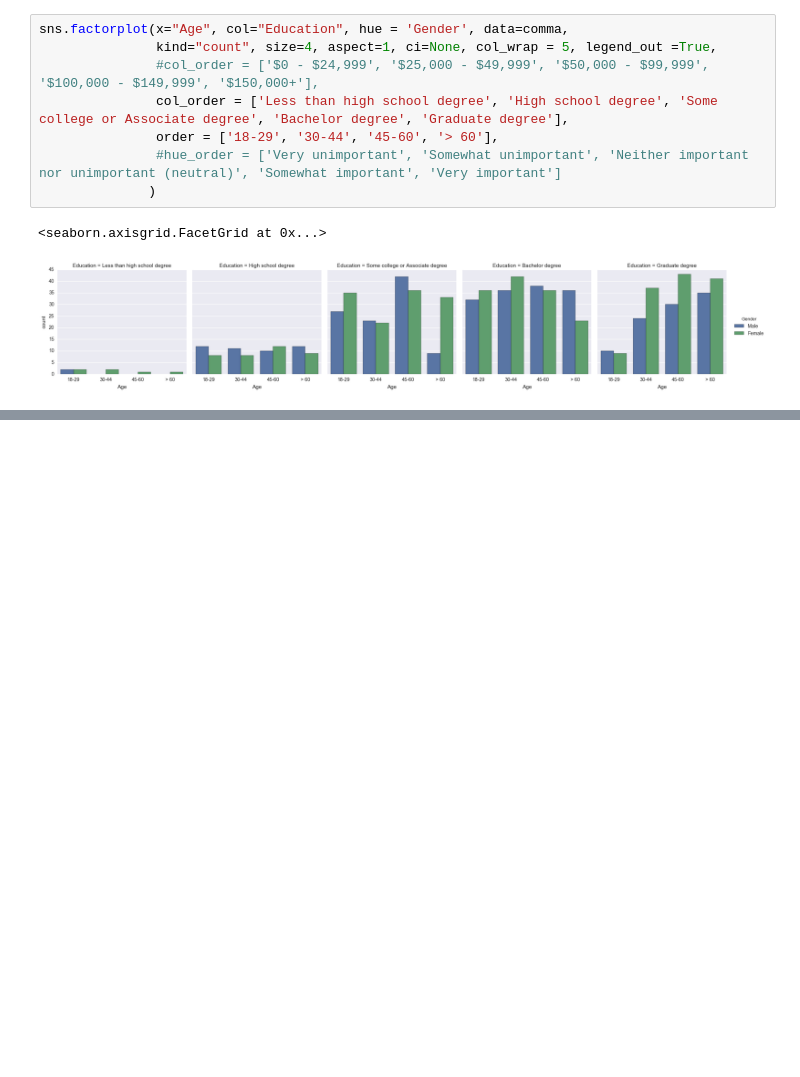
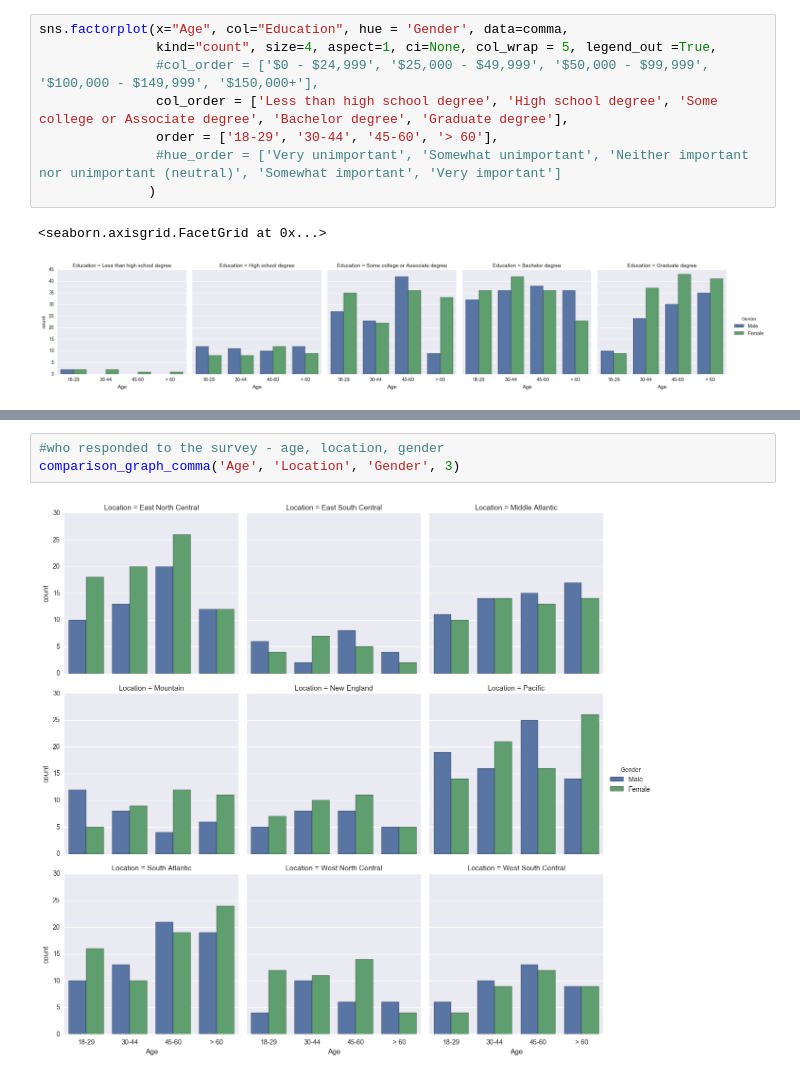
Before and after one commit to Moose2046/MAN6915, a Jupyter notebook: Group Project/Cleaning Dataset.ipynb, the cells around one changed output, grey strips where cells are left out. Saved outputs shown, nothing was run; the diff lists cells and outputs as text; blank space fills up the shorter version.

```diff
--- a/Group Project/Cleaning Dataset.ipynb
+++ b/Group Project/Cleaning Dataset.ipynb
@@ -165,0 +182,5 @@ def comparison_graph_comma(x, y, hue, wrap):
+# %%
+#who responded to the survey - age, location, gender
+comparison_graph_comma('Age', 'Location', 'Gender', 3)
+# %% [output]
+[figure, added]
```
Also changed, not shown: parts of 13 cells of this notebook.
